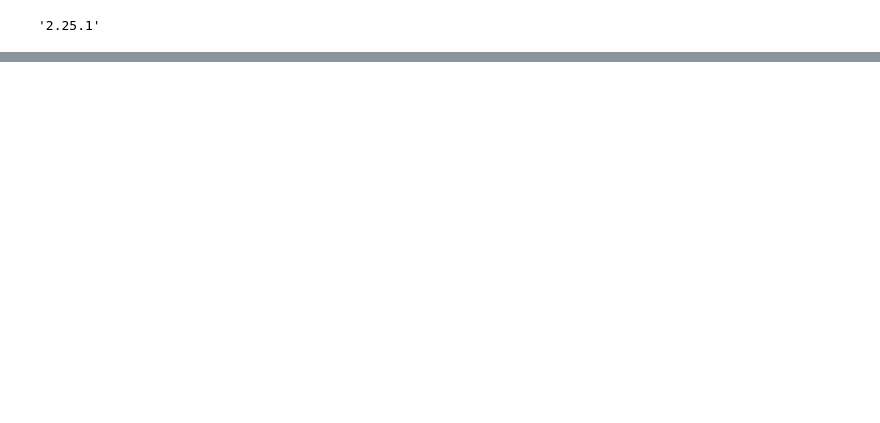
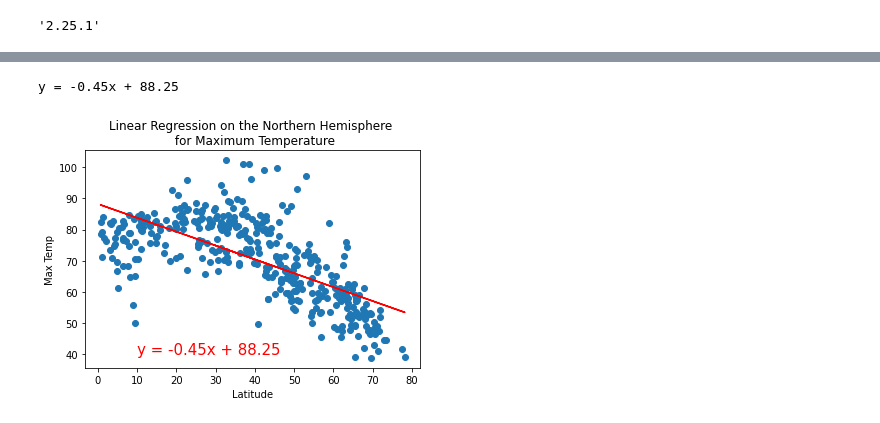
Before and after one commit to freddie784/World_Weather_Analysis, a Jupyter notebook: WeatherPY.ipynb, the cells around one changed output, grey strips where cells are left out. Drawn from its saved outputs; the diff is of its cells as text; code cells hidden in the pictures; blank space fills up the shorter version.

```diff
--- a/WeatherPY.ipynb
+++ b/WeatherPY.ipynb
@@ -199,0 +215,26 @@ plt.show()
+# %%
+from scipy.stats import linregress
+
+
+def plotLinearRegression(xValue, yValue, title, yLabel, textCoordinates):
+
+    (slope, intercept, rValue, Pvalue, stdError) = linregress(xValue, yValue)
+
+    regressValue = slope * xValue + intercept
+
+    lineEquation = "y = " + str(round(slope,2)) + "x + " + str(round(intercept,2))
+
+    print(lineEquation)
+
+    plt.scatter(xValue,yValue)
+    plt.plot(xValue,regressValue, "r")
+
+    plt.annotate(lineEquation, textCoordinates, fontsize=15, color = "red")
+    plt.title(title)
+    plt.xlabel("Latitude")
+    plt.ylabel(yLabel)
+    plt.show()
+# %%
+northH = cityDataDF.loc[(cityDataDF["Lat"] >= 0)]
+
+northH.head()
@@ -199,0 +259,9 @@ plt.show()
+# %%
+NXvalues = northH["Lat"]
+NYvalues = northH["Max Temp"]
+
+plotLinearRegression(NXvalues, NYvalues, "Linear Regression on the Northern Hemisphere \n for Maximum Temperature",
+                    "Max Temp", (10,40))
+# %% [output]
+y = -0.45x + 88.25
+[figure, added]
```
Also changed, not shown: parts of 18 cells of this notebook, 6 other files.
